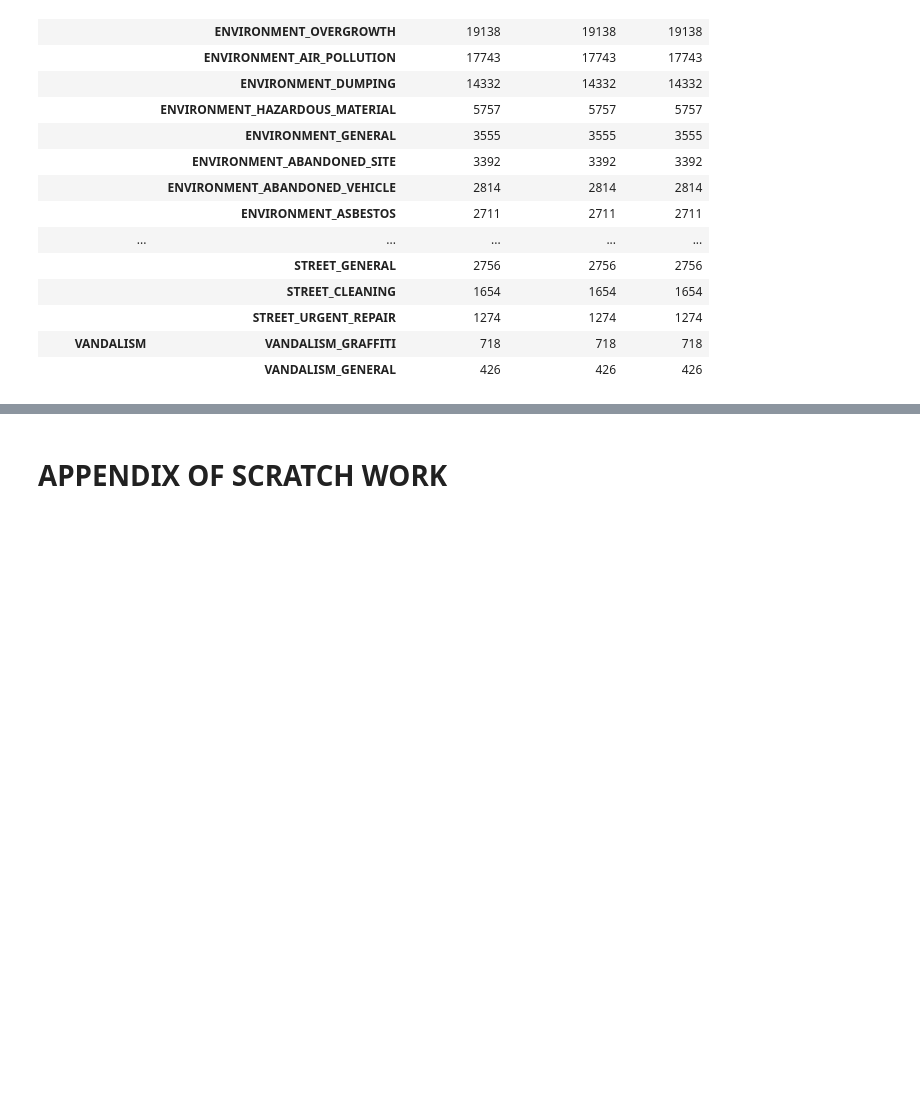
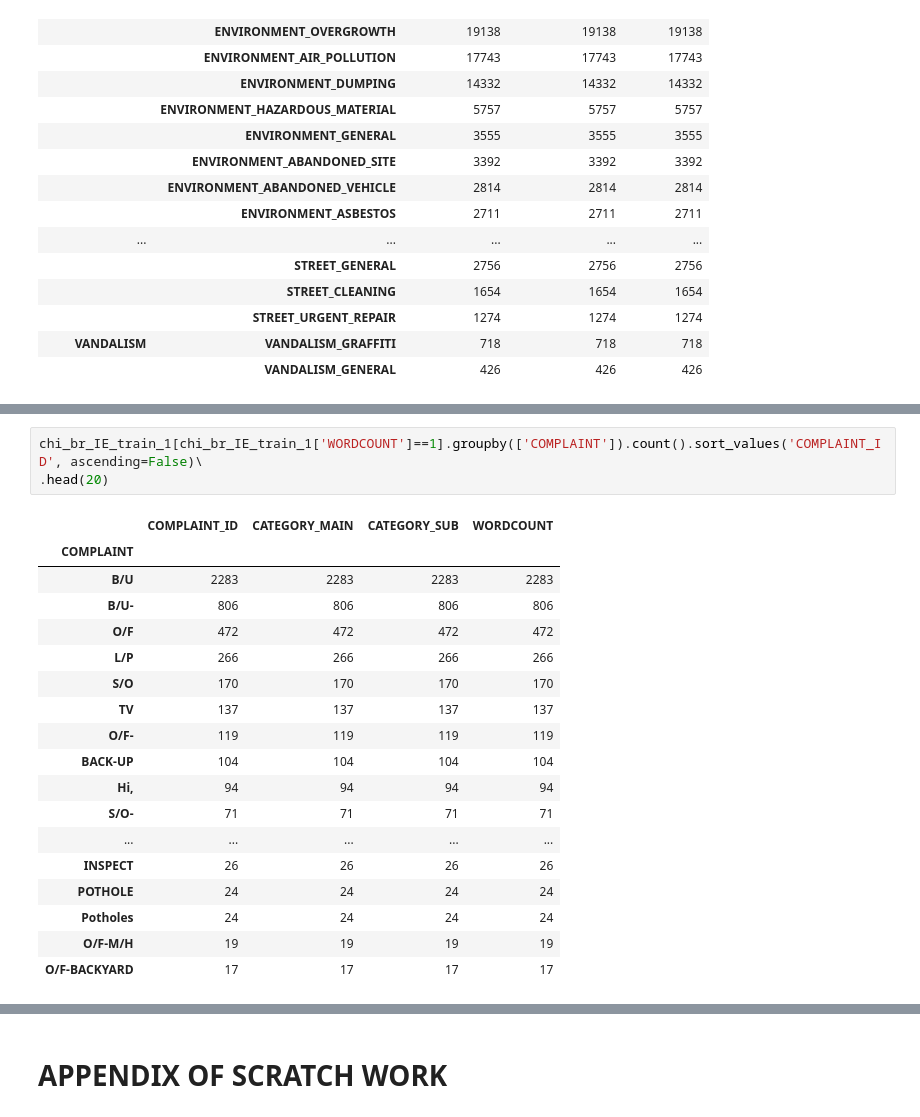
Before and after one commit to pdurkin84/W210_Gov_Complaints_Portal, a Jupyter notebook: Code/Reclassification_dictionary_datasets.ipynb, the cells around one changed output, grey strips where cells are left out. Drawn from its saved outputs; the diff is of its cells as text; blank space fills up the shorter version.

```diff
--- a/Code/Reclassification_dictionary_datasets.ipynb
+++ b/Code/Reclassification_dictionary_datasets.ipynb
@@ -387,0 +417,22 @@ chi_br_IE_train_1.groupby(['CATEGORY_MAIN']).apply(lambda x: (x.groupby('CATEGOR
+# %%
+chi_br_IE_train_1[chi_br_IE_train_1['WORDCOUNT']==1].groupby(['COMPLAINT']).count().sort_values('COMPLAINT_ID', ascending=False)\
+.head(20)
+# %% [output]
+|  | COMPLAINT_ID | CATEGORY_MAIN | CATEGORY_SUB | WORDCOUNT |
+| COMPLAINT |  |  |  |  |
+| B/U | 2283 | 2283 | 2283 | 2283 |
+| B/U- | 806 | 806 | 806 | 806 |
+| O/F | 472 | 472 | 472 | 472 |
+| L/P | 266 | 266 | 266 | 266 |
+| S/O | 170 | 170 | 170 | 170 |
+| TV | 137 | 137 | 137 | 137 |
+| O/F- | 119 | 119 | 119 | 119 |
+| BACK-UP | 104 | 104 | 104 | 104 |
+| Hi, | 94 | 94 | 94 | 94 |
+| S/O- | 71 | 71 | 71 | 71 |
+| ... | ... | ... | ... | ... |
+| INSPECT | 26 | 26 | 26 | 26 |
+| POTHOLE | 24 | 24 | 24 | 24 |
+| Potholes | 24 | 24 | 24 | 24 |
+| O/F-M/H | 19 | 19 | 19 | 19 |
+| O/F-BACKYARD | 17 | 17 | 17 | 17 |
```
Also changed, not shown: parts of 9 cells of this notebook.
